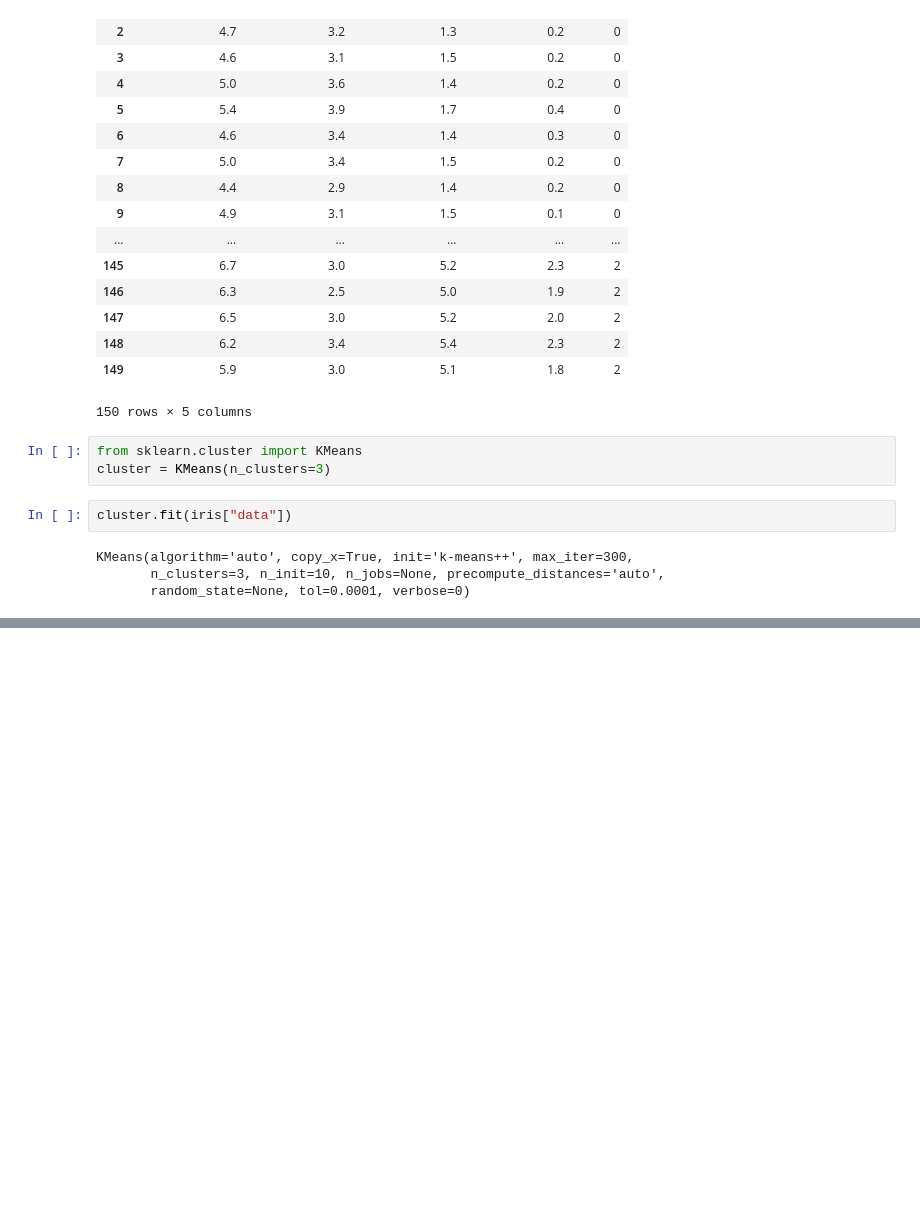
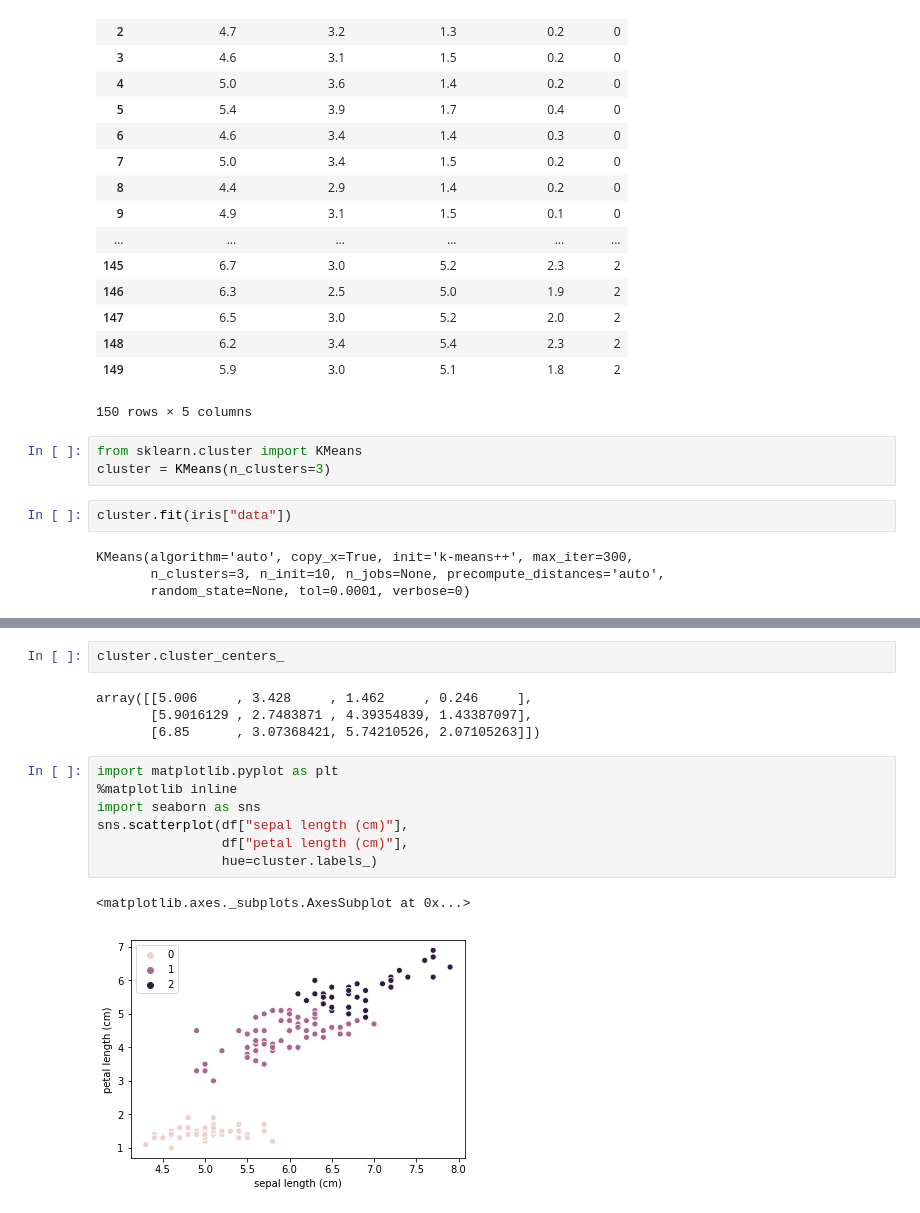
Before and after one commit to Elwing-Chou/ML1019, a Jupyter notebook: cluster.ipynb, the cells around one changed output, grey strips where cells are left out. Cells and saved outputs as stored; diff of their text form; blank space fills up the shorter version.

```diff
--- a/cluster.ipynb
+++ b/cluster.ipynb
@@ -59 +59,17 @@ df
 150 rows × 6 columns
+# %%
+cluster.cluster_centers_
+# %% [output]
+array([[5.006     , 3.428     , 1.462     , 0.246     ],
+       [5.9016129 , 2.7483871 , 4.39354839, 1.43387097],
+       [6.85      , 3.07368421, 5.74210526, 2.07105263]])
+# %%
+import matplotlib.pyplot as plt
+%matplotlib inline
+import seaborn as sns
+sns.scatterplot(df["sepal length (cm)"],
+                df["petal length (cm)"],
+                hue=cluster.labels_)
+# %% [output]
+<matplotlib.axes._subplots.AxesSubplot at 0x...>
+[figure, added]
```
Also changed, not shown: parts of 1 cell of this notebook.
